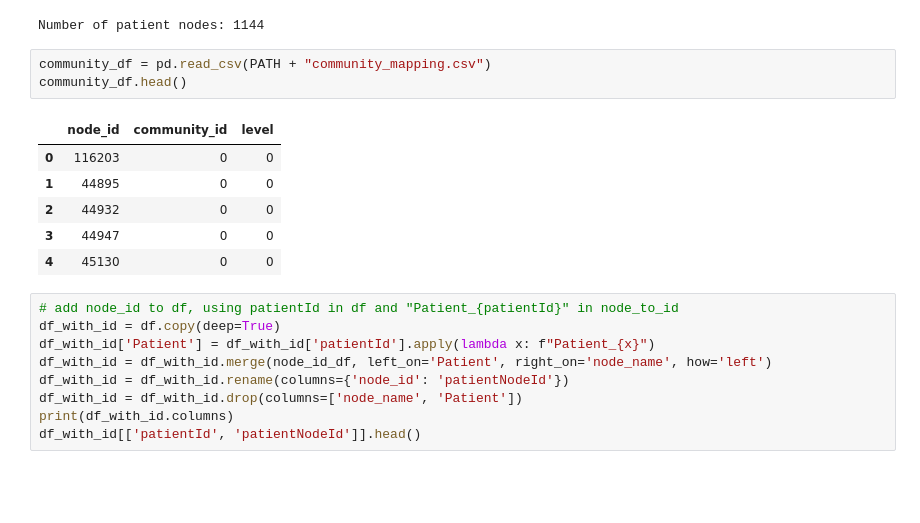
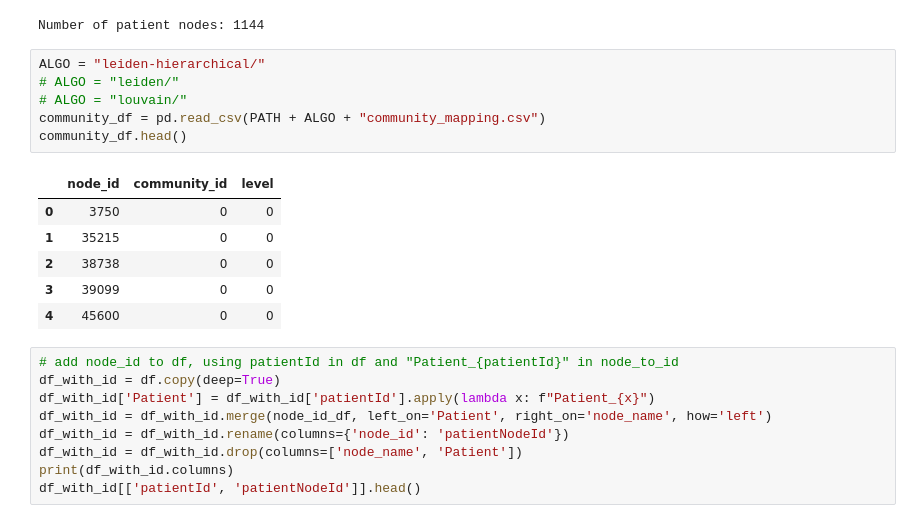
Before and after one commit to MahikaJaguste/msc-thesis, a Jupyter notebook: community/community-analysis.ipynb, the cells around one changed output. Cells and saved outputs as stored; diff of their text form; blank space fills up the shorter version.

```diff
--- a/community/community-analysis.ipynb
+++ b/community/community-analysis.ipynb
@@ -49,15 +49,18 @@ print(f"Number of patient nodes: {len(patientNodes)}")
 # %% [output]
 Number of patient nodes: 1144
 # %%
-community_df = pd.read_csv(PATH + "community_mapping.csv")
+ALGO = "leiden-hierarchical/"
+# ALGO = "leiden/"
+# ALGO = "louvain/"
+community_df = pd.read_csv(PATH + ALGO + "community_mapping.csv")
 community_df.head()
 # %% [output]
 |  | node_id | community_id | level |
-| 0 | 116203 | 0 | 0 |
-| 1 | 44895 | 0 | 0 |
-| 2 | 44932 | 0 | 0 |
-| 3 | 44947 | 0 | 0 |
-| 4 | 45130 | 0 | 0 |
+| 0 | 3750 | 0 | 0 |
+| 1 | 35215 | 0 | 0 |
+| 2 | 38738 | 0 | 0 |
+| 3 | 39099 | 0 | 0 |
+| 4 | 45600 | 0 | 0 |
 # %%
 # add node_id to df, using patientId in df and "Patient_{patientId}" in node_to_id
 df_with_id = df.copy(deep=True)
```
Also changed, not shown: parts of 8 cells of this notebook, 5 other files.
